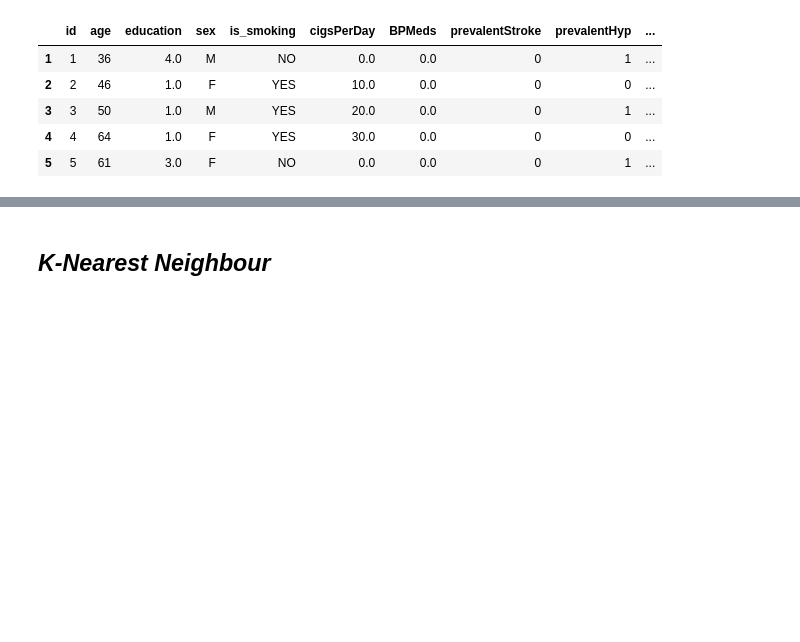
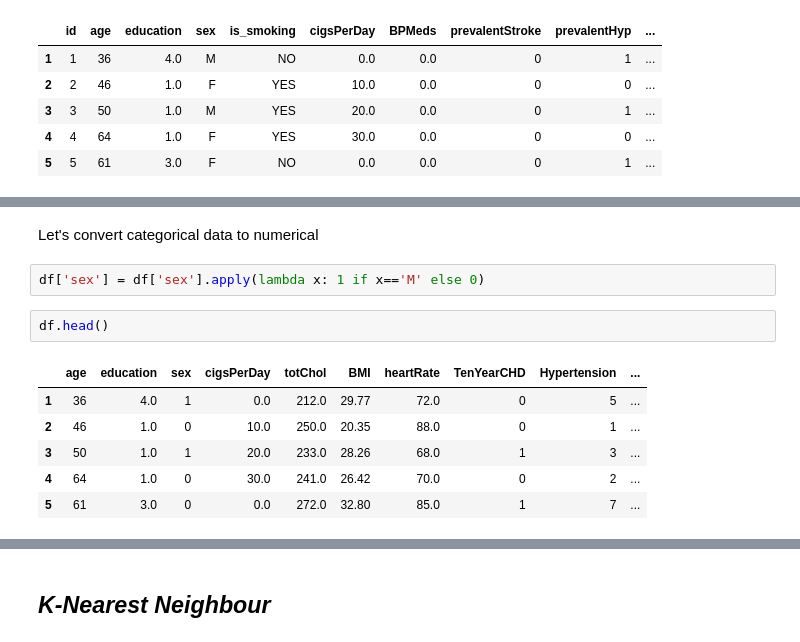
Before and after one commit to jogapritam/Cardiovascular-Risk-Prediction, a Jupyter notebook: Cardiovascular_Risk_Prediction_Jogapritam_Sahu.ipynb, the cells around one changed output, grey strips where cells are left out. Drawn from its saved outputs; the diff is of its cells as text; blank space fills up the shorter version.

```diff
--- a/Cardiovascular_Risk_Prediction_Jogapritam_Sahu.ipynb
+++ b/Cardiovascular_Risk_Prediction_Jogapritam_Sahu.ipynb
@@ -446,0 +481,13 @@ plt.show()
+# %% [markdown]
+Let's convert categorical data to numerical
+# %%
+df['sex'] = df['sex'].apply(lambda x: 1 if x=='M' else 0)
+# %%
+df.head()
+# %% [output]
+|  | age | education | sex | cigsPerDay | totChol | BMI | heartRate | TenYearCHD | Hypertension | ... |
+| 1 | 36 | 4.0 | 1 | 0.0 | 212.0 | 29.77 | 72.0 | 0 | 5 | ... |
+| 2 | 46 | 1.0 | 0 | 10.0 | 250.0 | 20.35 | 88.0 | 0 | 1 | ... |
+| 3 | 50 | 1.0 | 1 | 20.0 | 233.0 | 28.26 | 68.0 | 1 | 3 | ... |
+| 4 | 64 | 1.0 | 0 | 30.0 | 241.0 | 26.42 | 70.0 | 0 | 2 | ... |
+| 5 | 61 | 3.0 | 0 | 0.0 | 272.0 | 32.80 | 85.0 | 1 | 7 | ... |
```
Also changed, not shown: parts of 20 cells of this notebook.
